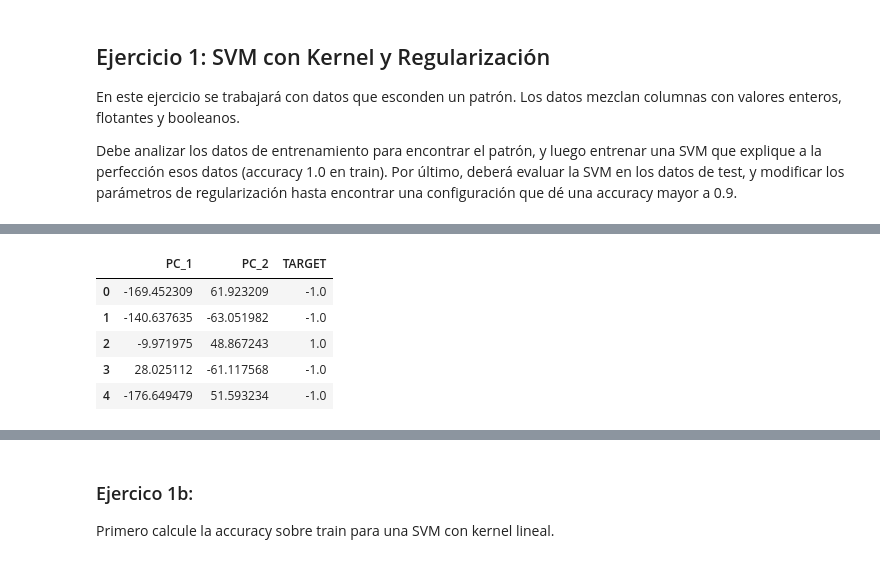
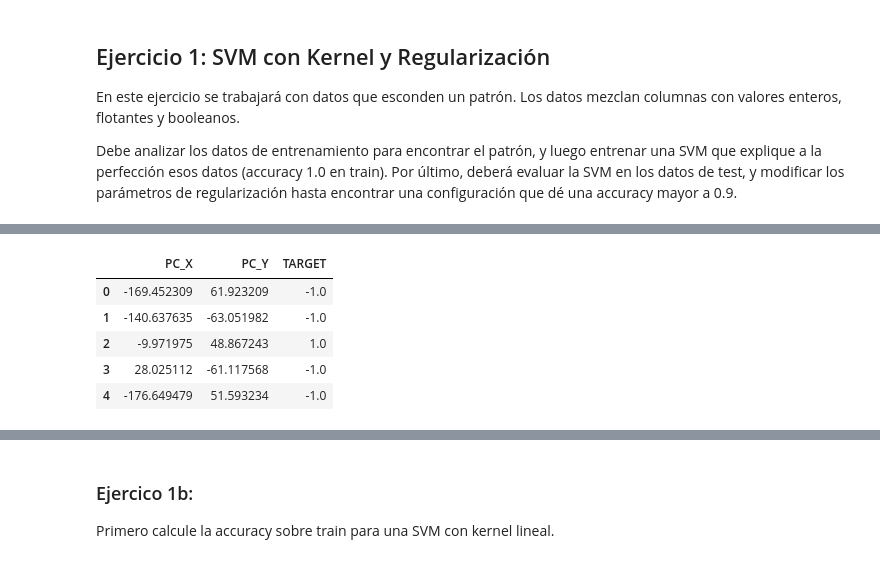
Before and after one commit to EJHortala/famaf, a Jupyter notebook: Aprendizaje Supervisado/lab1.ipynb, the cells around one changed output, grey strips where cells are left out. Saved outputs shown, nothing was run; the diff lists cells and outputs as text; code cells hidden in the pictures.

```diff
--- a/Aprendizaje Supervisado/lab1.ipynb
+++ b/Aprendizaje Supervisado/lab1.ipynb
@@ -76,16 +118,18 @@ from sklearn.decomposition import PCA
 # %%
+# Separacion en componentes principales
+
 pca = PCA(n_components=2)
 
 pca_fit = pca.fit_transform(X_train)
 
 # display(pca_fit)
 
-pc_df = pd.DataFrame(data=pca_fit, columns=['PC_1', 'PC_2'])
+pc_df = pd.DataFrame(data=pca_fit, columns=['PC_X', 'PC_Y'])
 pc_df = pd.concat([pc_df, Y_train], axis=1)
 
 display(pc_df.head())
 # %% [output]
-|  | PC_1 | PC_2 | TARGET |
+|  | PC_X | PC_Y | TARGET |
 | 0 | -169.452309 | 61.923209 | -1.0 |
 | 1 | -140.637635 | -63.051982 | -1.0 |
 | 2 | -9.971975 | 48.867243 | 1.0 |
```
Also changed, not shown: parts of 41 cells of this notebook.
